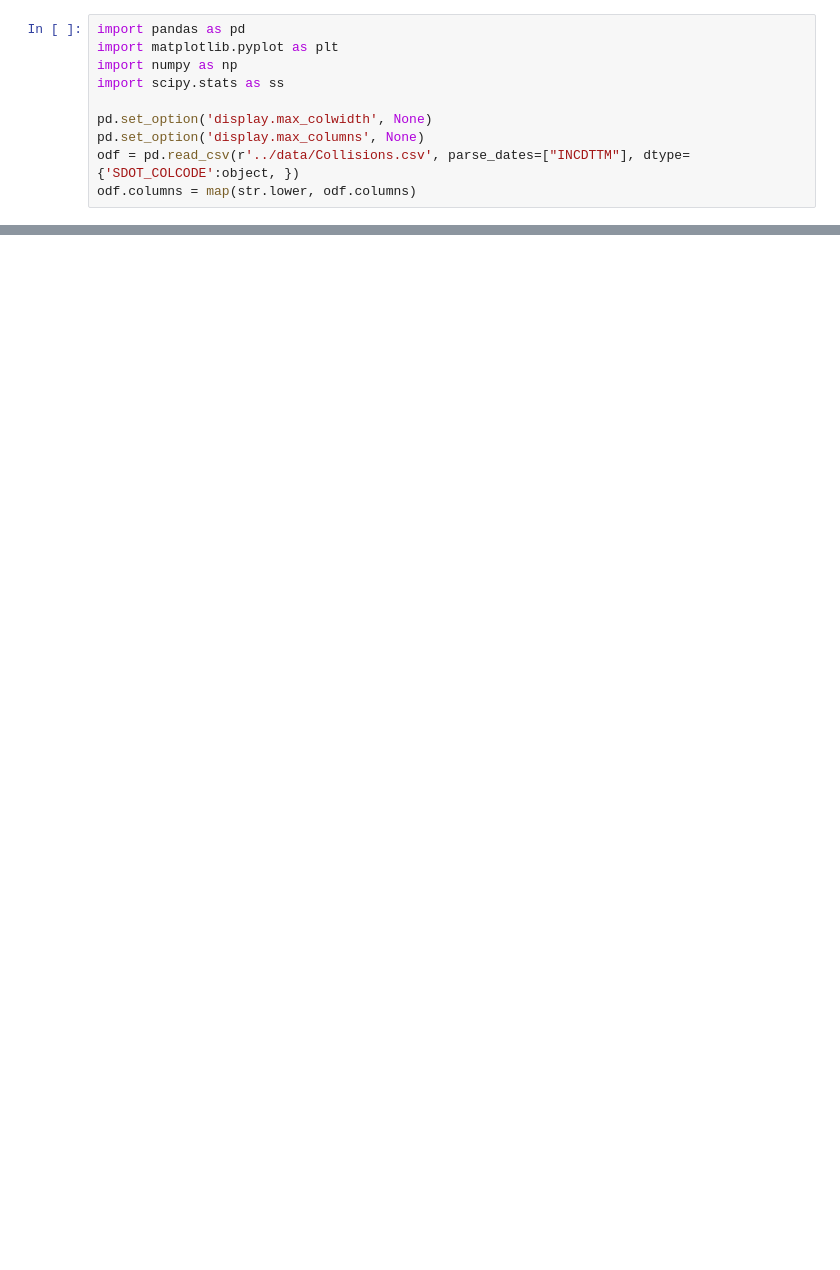
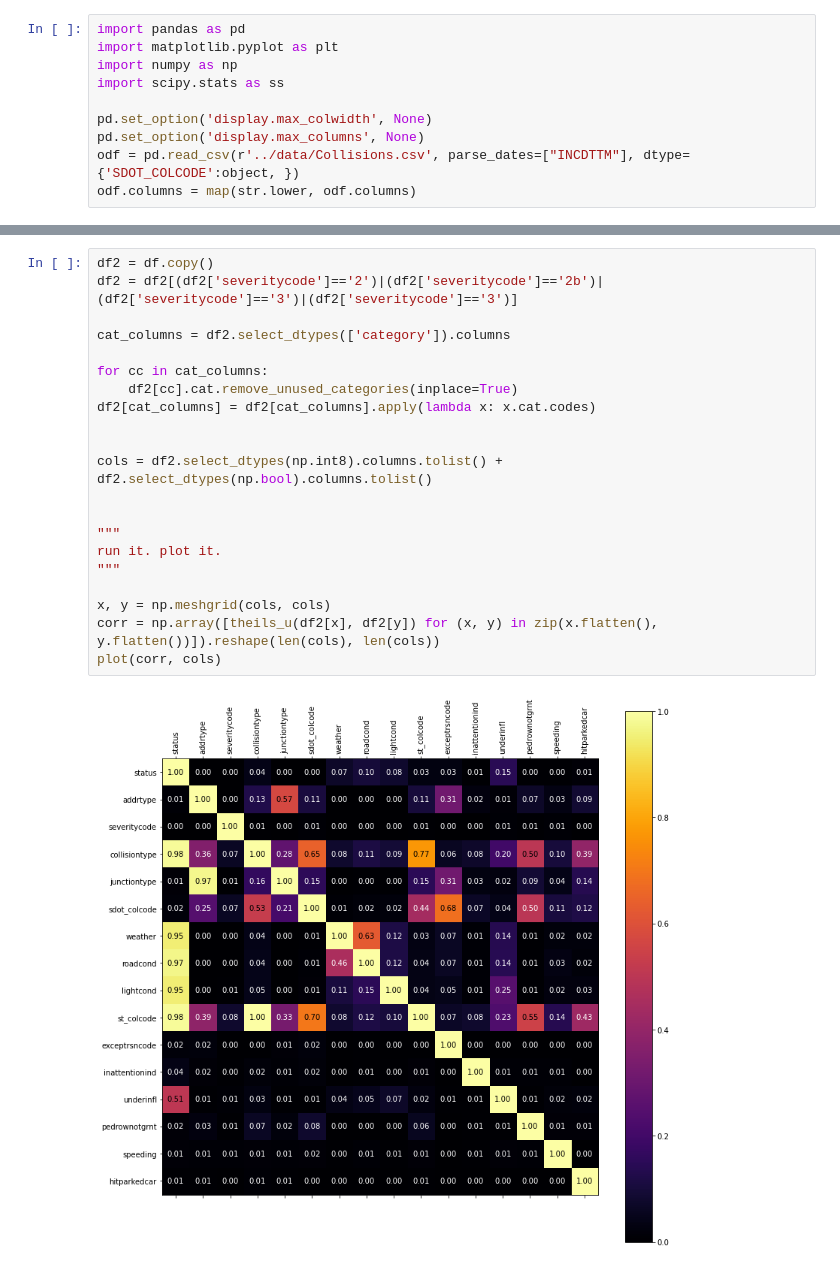
Before and after one commit to DataCircles/traffic_collisions_ml_team2, a Jupyter notebook: notebooks/Categorical Correlation Matrix.ipynb, the cells around one changed output, grey strips where cells are left out. Drawn from its saved outputs; the diff is of its cells as text; blank space fills up the shorter version.

```diff
--- a/notebooks/Categorical Correlation Matrix.ipynb
+++ b/notebooks/Categorical Correlation Matrix.ipynb
@@ -237,0 +281,23 @@ plot(corr, cols)
+# %%
+df2 = df.copy()
+df2 = df2[(df2['severitycode']=='2')|(df2['severitycode']=='2b')|(df2['severitycode']=='3')|(df2['severitycode']=='3')]
+
+cat_columns = df2.select_dtypes(['category']).columns
+
+for cc in cat_columns:
+    df2[cc].cat.remove_unused_categories(inplace=True)
+df2[cat_columns] = df2[cat_columns].apply(lambda x: x.cat.codes)
+
+
+cols = df2.select_dtypes(np.int8).columns.tolist() + df2.select_dtypes(np.bool).columns.tolist()
+
+
+"""
+run it. plot it.
+"""
+
+x, y = np.meshgrid(cols, cols)
+corr = np.array([theils_u(df2[x], df2[y]) for (x, y) in zip(x.flatten(), y.flatten())]).reshape(len(cols), len(cols))
+plot(corr, cols)
+# %% [output]
+[figure, added]
```
Also changed, not shown: parts of 4 cells of this notebook, 4 other files.
